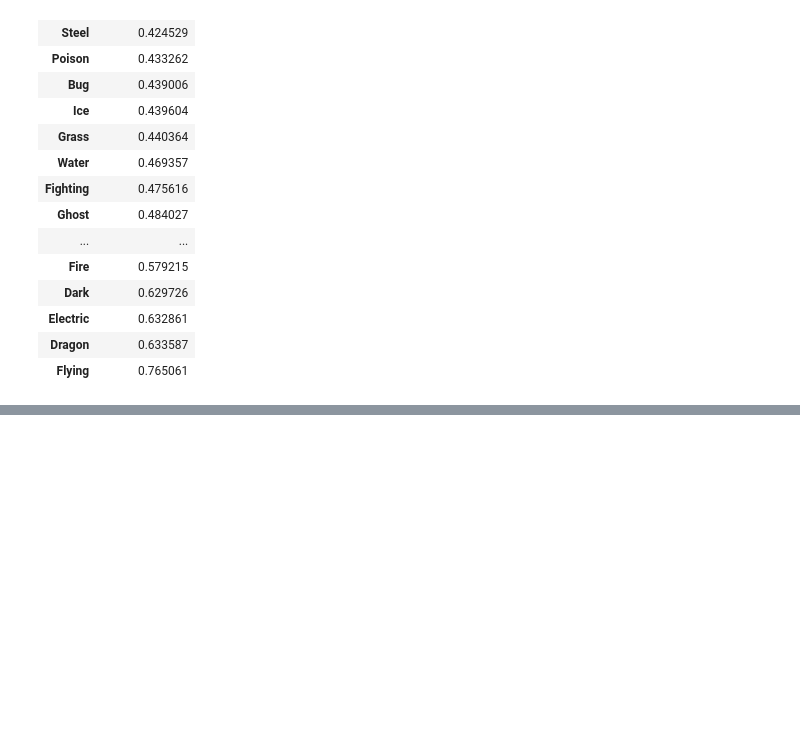
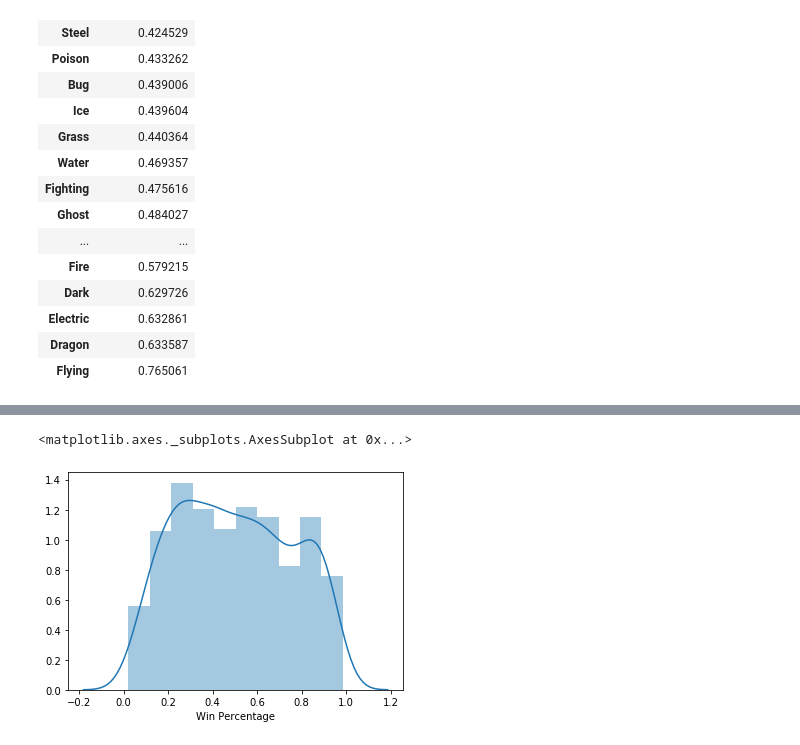
Before and after one commit to bjpark0805/Pokemon_Data_analysis-, a Jupyter notebook: Pokemon_data_analysis_example.ipynb, the cells around one changed output, grey strips where cells are left out. Saved outputs shown, nothing was run; the diff lists cells and outputs as text; code cells hidden in the pictures; blank space fills up the shorter version.

Commit message:
Visualize correlations between variables

```diff
--- a/Pokemon_data_analysis_example.ipynb
+++ b/Pokemon_data_analysis_example.ipynb
@@ -497,0 +519,6 @@ results.groupby('Type 1').agg({"Win Percentage": "mean"}).sort_values(by = "Win
+# %%
+# distplot : Show both histogram, rug and kernel density function
+sns.distplot(results["Win Percentage"].dropna(), kde = True, bins = 10)
+# %% [output]
+<matplotlib.axes._subplots.AxesSubplot at 0x...>
+[figure, added]
```
Also changed, not shown: parts of 8 cells of this notebook.
